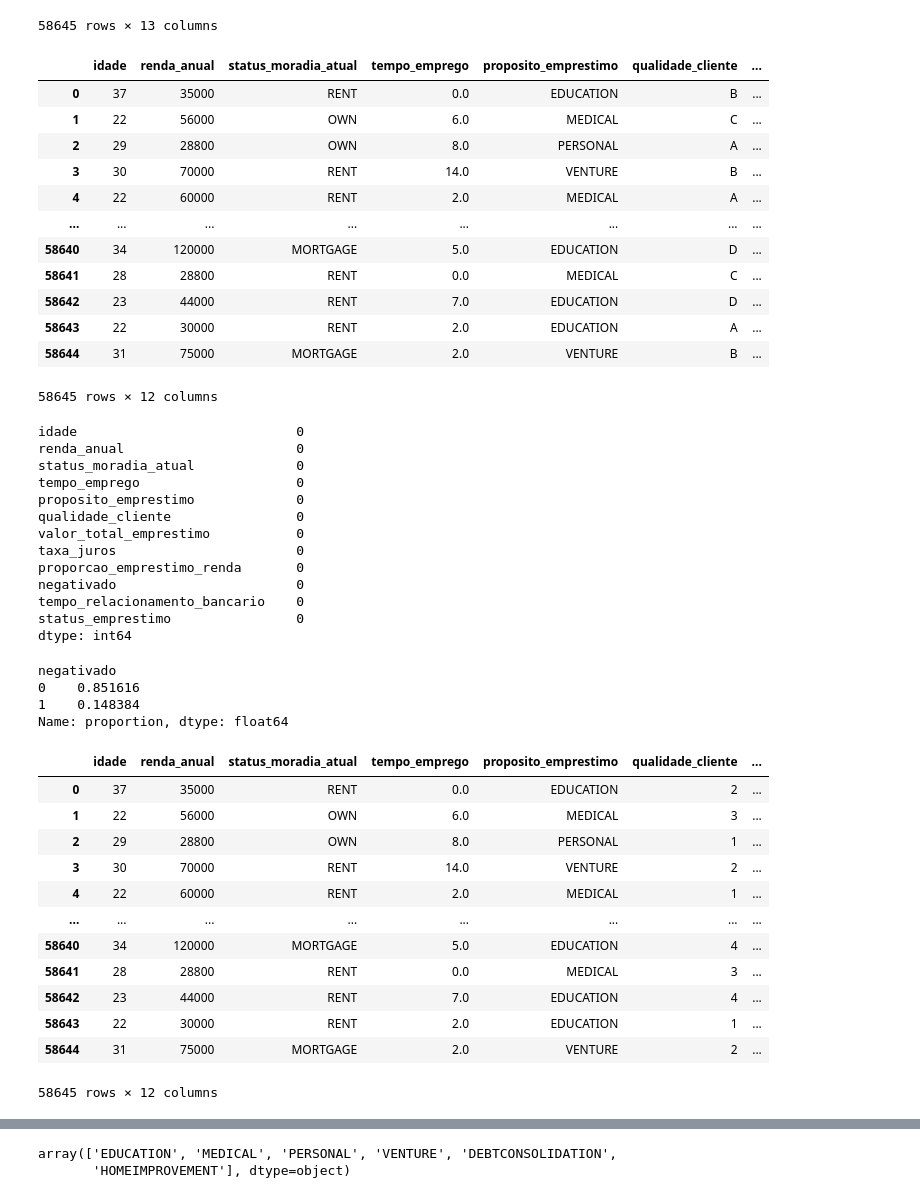
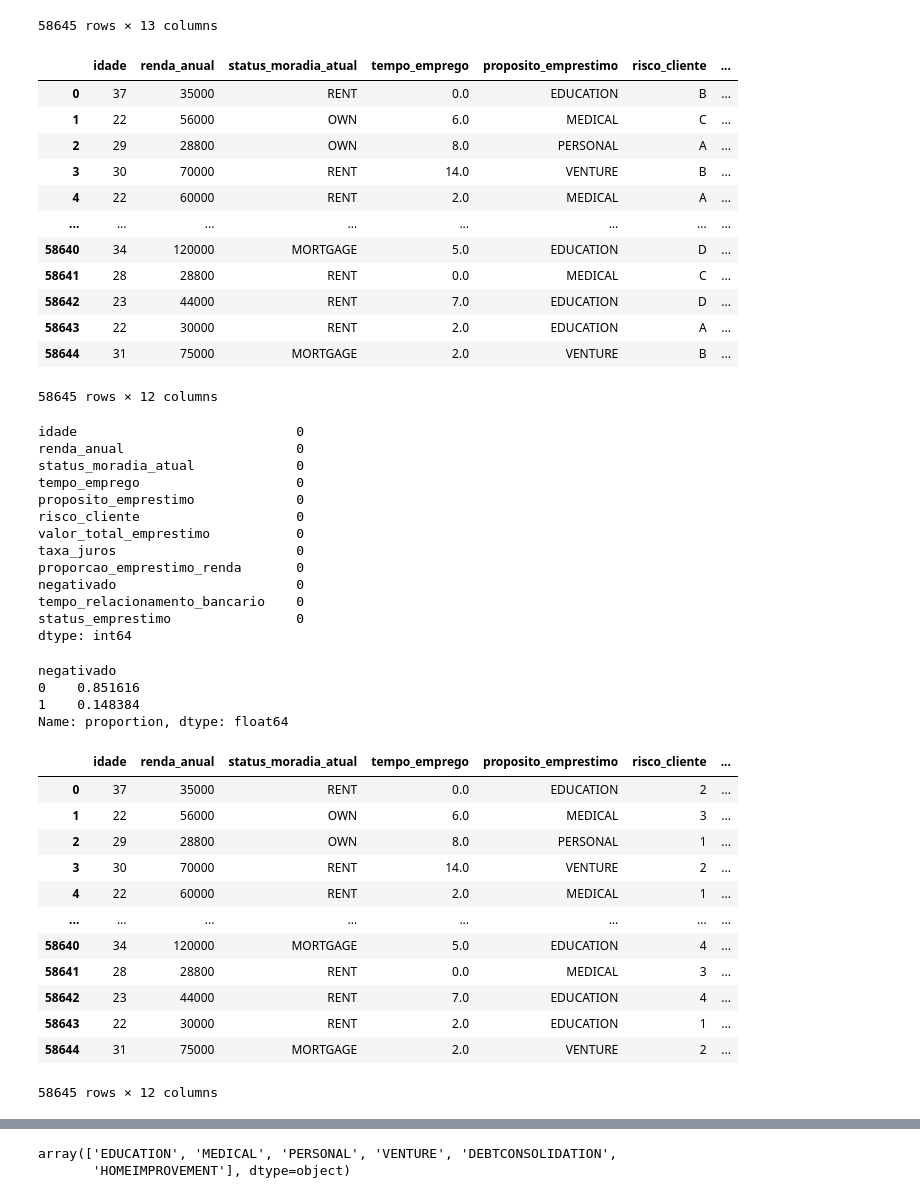
Before and after one commit to andrefeitosa9/projeto-machinelearningI, a Jupyter notebook: Notebook EDA.ipynb, the cells around one changed output, grey strips where cells are left out. Drawn from its saved outputs; the diff is of its cells as text; code cells hidden in the pictures.

```diff
--- a/Notebook EDA.ipynb
+++ b/Notebook EDA.ipynb
@@ -52,7 +77,7 @@ memory usage: 5.8+ MB
 colunas_originais = df.columns.tolist()
 
 colunas_traduzidas = ['id', 'idade', 'renda_anual', 'status_moradia_atual',
-                      'tempo_emprego', 'proposito_emprestimo', 'qualidade_cliente',
+                      'tempo_emprego', 'proposito_emprestimo', 'risco_cliente',
                       'valor_total_emprestimo', 'taxa_juros', 'proporcao_emprestimo_renda',
                       'negativado', 'tempo_relacionamento_bancario', 'status_emprestimo'
                       ]
@@ -82,7 +107,7 @@ df.drop(columns='id', axis=1, inplace=True)
 # %%
 df
 # %% [output]
-|  | idade | renda_anual | status_moradia_atual | tempo_emprego | proposito_emprestimo | qualidade_cliente | ... |
+|  | idade | renda_anual | status_moradia_atual | tempo_emprego | proposito_emprestimo | risco_cliente | ... |
 | 0 | 37 | 35000 | RENT | 0.0 | EDUCATION | B | ... |
 | 1 | 22 | 56000 | OWN | 6.0 | MEDICAL | C | ... |
 | 2 | 29 | 28800 | OWN | 8.0 | PERSONAL | A | ... |
@@ -103,7 +128,7 @@ renda_anual                      0
 status_moradia_atual             0
 tempo_emprego                    0
 proposito_emprestimo             0
-qualidade_cliente                0
+risco_cliente                    0
 valor_total_emprestimo           0
 taxa_juros                       0
 proporcao_emprestimo_renda       0
@@ -121,11 +146,11 @@ negativado
 1    0.148384
 Name: proportion, dtype: float64
 # %%
-dicionario_qualidade_cliente = {"A": 1, "B": 2, "C": 3, "D": 4, "E": 5, "F": 6, "G": 7}
-df['qualidade_cliente'] = df['qualidade_cliente'].apply(lambda x: dicionario_qualidade_cliente[x])
+dicionario_risco_cliente = {"A": 1, "B": 2, "C": 3, "D": 4, "E": 5, "F": 6, "G": 7}
+df['risco_cliente'] = df['risco_cliente'].apply(lambda x: dicionario_risco_cliente[x])
 df
 # %% [output]
-|  | idade | renda_anual | status_moradia_atual | tempo_emprego | proposito_emprestimo | qualidade_cliente | ... |
+|  | idade | renda_anual | status_moradia_atual | tempo_emprego | proposito_emprestimo | risco_cliente | ... |
 | 0 | 37 | 35000 | RENT | 0.0 | EDUCATION | 2 | ... |
 | 1 | 22 | 56000 | OWN | 6.0 | MEDICAL | 3 | ... |
 | 2 | 29 | 28800 | OWN | 8.0 | PERSONAL | 1 | ... |
```
Also changed, not shown: parts of 21 cells of this notebook.
